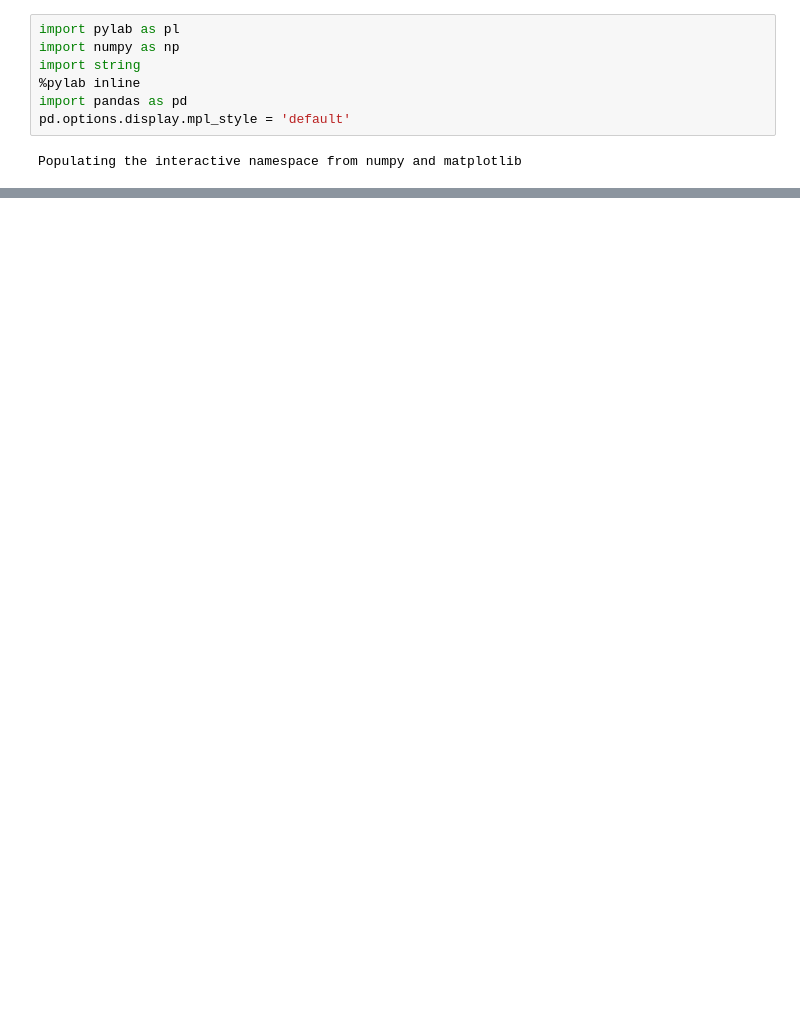
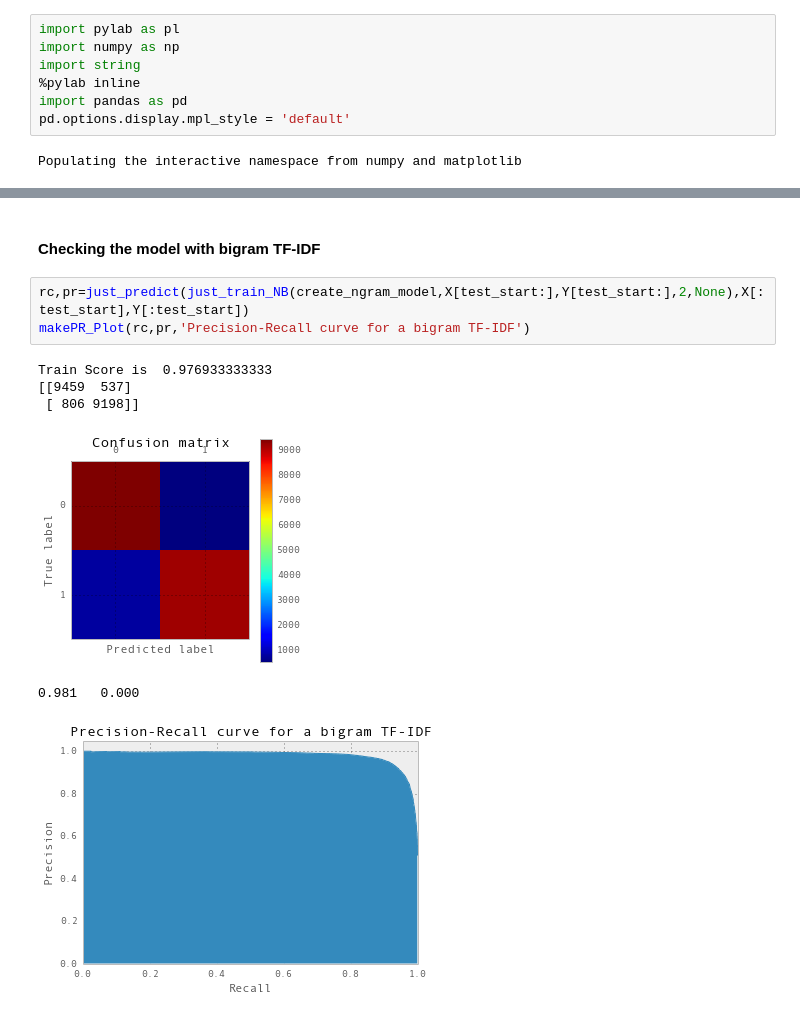
Before and after one commit to gitpaulsmith/Reviews, a Jupyter notebook: Scikit_NB.ipynb, the cells around one changed output, grey strips where cells are left out. Cells and saved outputs as stored; diff of their text form; blank space fills up the shorter version.

```diff
--- a/Scikit_NB.ipynb
+++ b/Scikit_NB.ipynb
@@ -96,0 +153,12 @@ pl.fill_between(recall, 0, precision, color='green')
+# %% [markdown]
+#### Checking the model with bigram TF-IDF
+# %%
+rc,pr=just_predict(just_train_NB(create_ngram_model,X[test_start:],Y[test_start:],2,None),X[:test_start],Y[:test_start])
+makePR_Plot(rc,pr,'Precision-Recall curve for a bigram TF-IDF')
+# %% [output]
+Train Score is  0.976933333333
+[[9459  537]
+ [ 806 9198]]
+[figure, added]
+0.981   0.000
+[figure, added]
```
Also changed, not shown: parts of 29 cells of this notebook.
